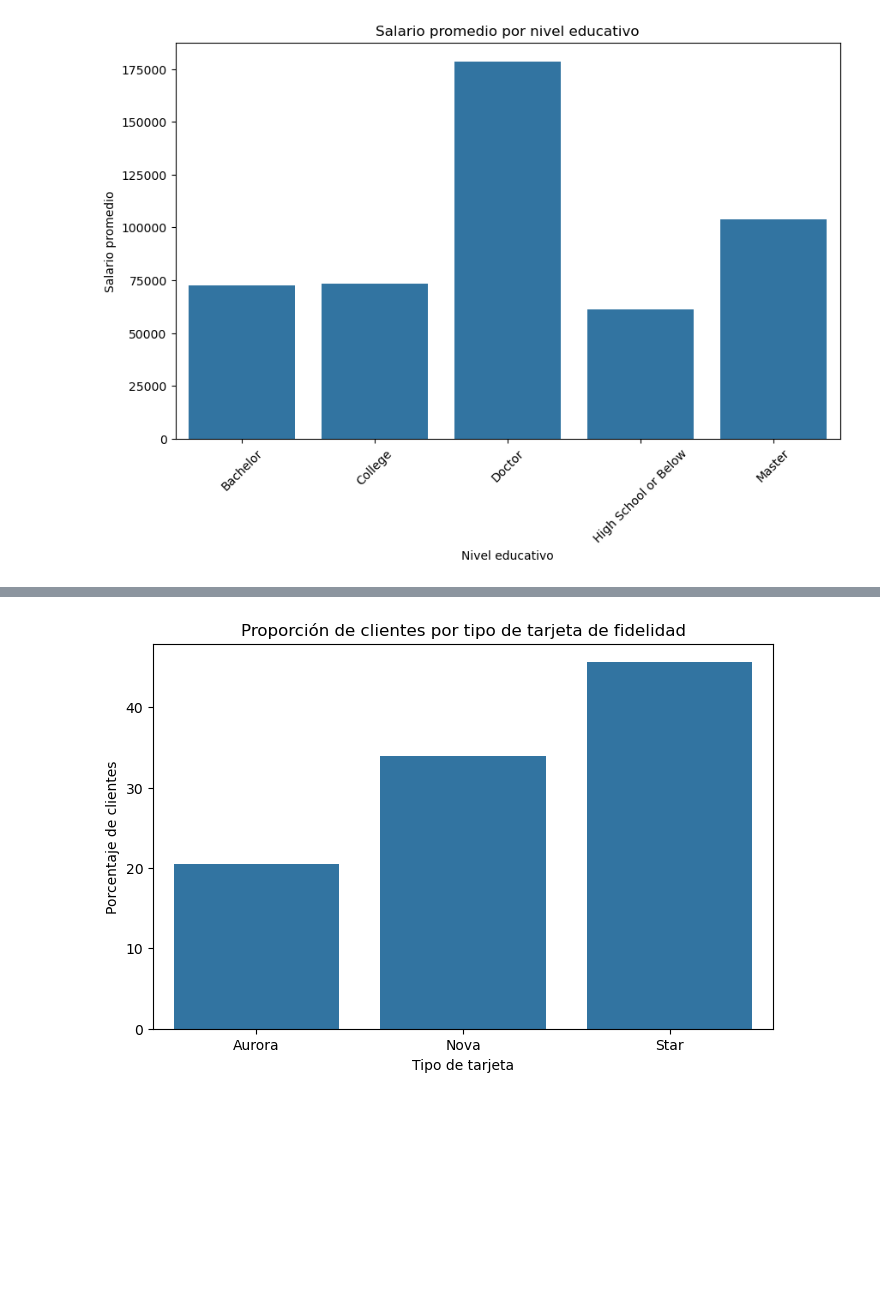
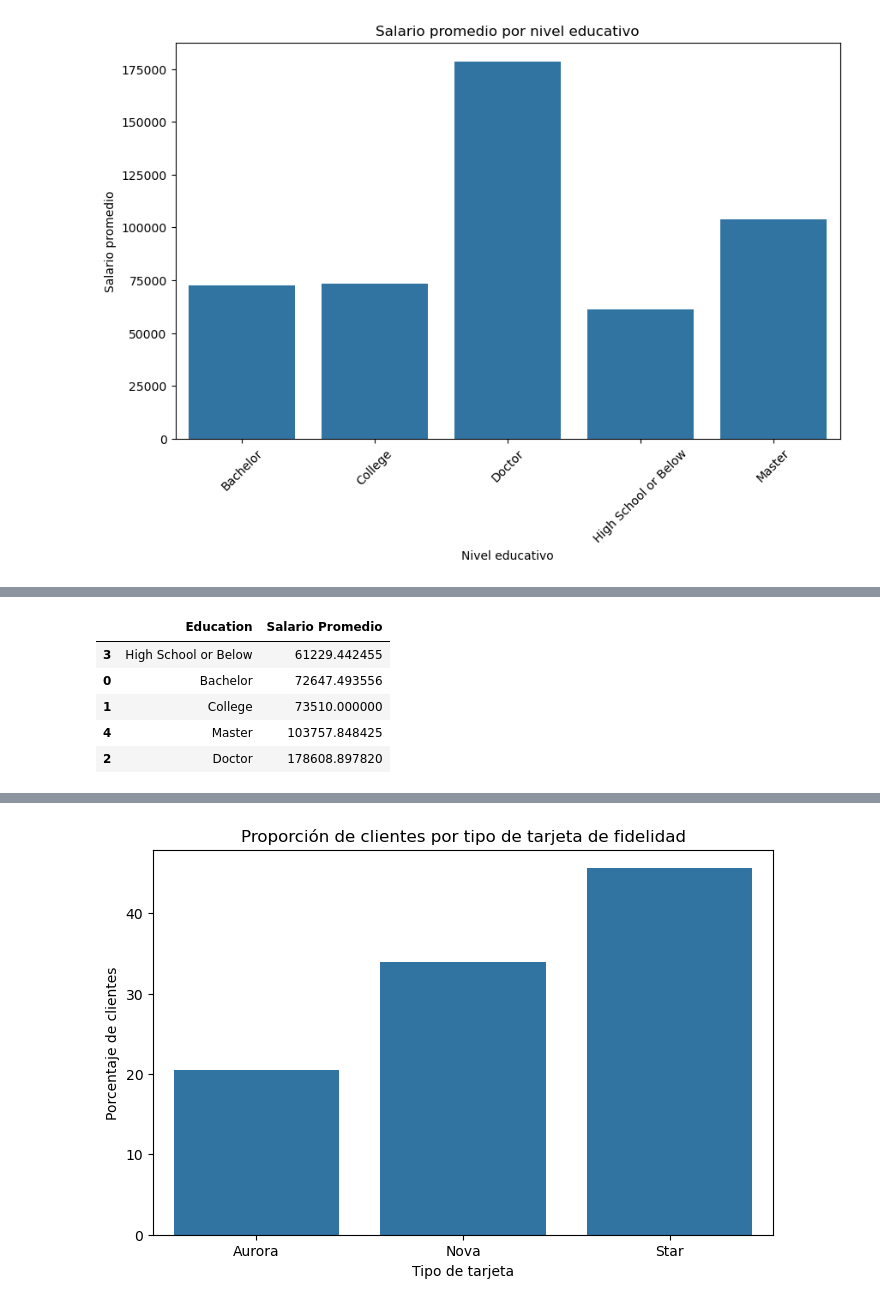
Before and after one commit to Adalab/bda-modulo-3-evaluacion-final-HanniaCorena, a Jupyter notebook: Exploracion, limpieza y visualización del CLH.ipynb, the cells around one changed output, grey strips where cells are left out. Saved outputs shown, nothing was run; the diff lists cells and outputs as text; code cells hidden in the pictures; blank space fills up the shorter version.

```diff
--- a/Exploracion, limpieza y visualización del CLH.ipynb
+++ b/Exploracion, limpieza y visualización del CLH.ipynb
@@ -757,0 +749,19 @@ plt.show()
+# %%
+salario_promedio_educacion = (
+    df_clh
+    .groupby("Education")["Salary"]
+    .mean()
+    .reset_index(name="Salario Promedio")
+)
+
+salario_promedio_educacion = salario_promedio_educacion.sort_values(
+    by='Salario Promedio'
+)
+salario_promedio_educacion
+# %% [output]
+|  | Education | Salario Promedio |
+| 3 | High School or Below | 61229.442455 |
+| 0 | Bachelor | 72647.493556 |
+| 1 | College | 73510.000000 |
+| 4 | Master | 103757.848425 |
+| 2 | Doctor | 178608.897820 |
```
Also changed, not shown: parts of 11 cells of this notebook, 1 other file.
